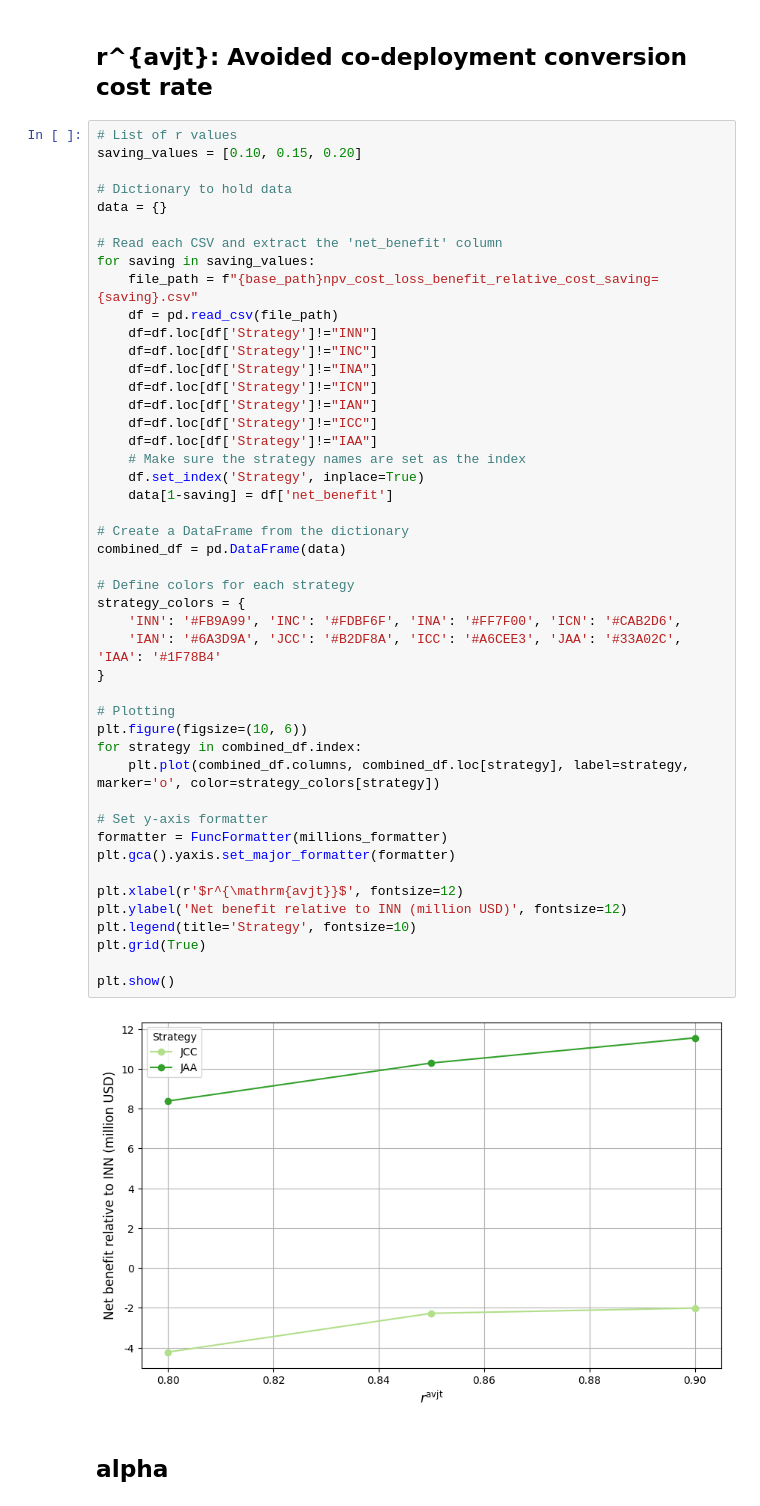
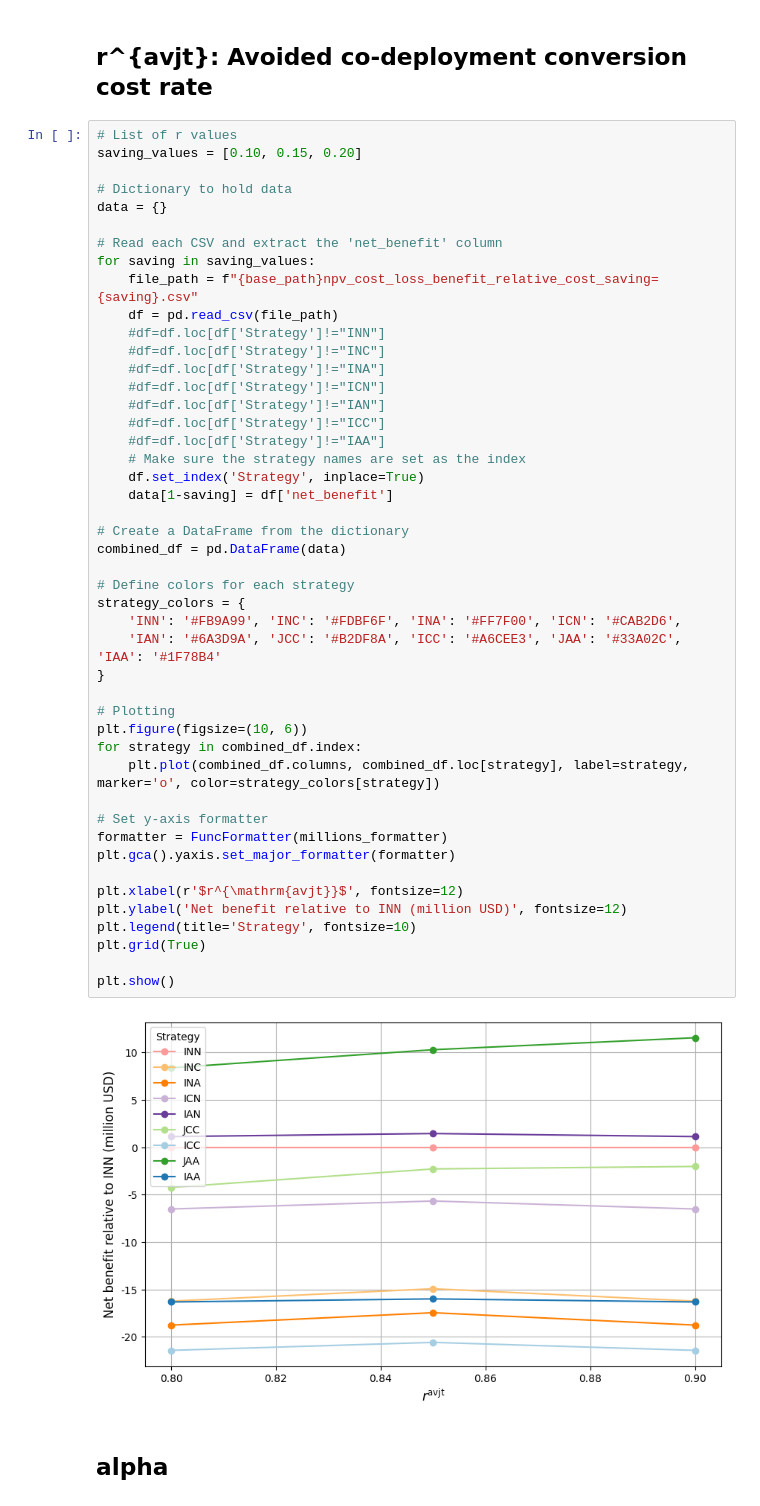
Before and after one commit to narslab/project-groundwork, a Jupyter notebook: bin/jupyter/sensivity-for-all-strategies-relative-net-benefit.ipynb, the cells around one changed output. Saved outputs shown, nothing was run; the diff lists cells and outputs as text.

```diff
--- a/bin/jupyter/sensivity-for-all-strategies-relative-net-benefit.ipynb
+++ b/bin/jupyter/sensivity-for-all-strategies-relative-net-benefit.ipynb
@@ -297,43 +297,43 @@ data = {}
 for saving in saving_values:
     file_path = f"{base_path}npv_cost_loss_benefit_relative_cost_saving={saving}.csv"
     df = pd.read_csv(file_path)
-    df=df.loc[df['Strategy']!="INN"]
-    df=df.loc[df['Strategy']!="INC"]
-    df=df.loc[df['Strategy']!="INA"]
-    df=df.loc[df['Strategy']!="ICN"]
-    df=df.loc[df['Strategy']!="IAN"]
-    df=df.loc[df['Strategy']!="ICC"]
-    df=df.loc[df['Strategy']!="IAA"]
+    #df=df.loc[df['Strategy']!="INN"]
+    #df=df.loc[df['Strategy']!="INC"]
+    #df=df.loc[df['Strategy']!="INA"]
+    #df=df.loc[df['Strategy']!="ICN"]
+    #df=df.loc[df['Strategy']!="IAN"]
+    #df=df.loc[df['Strategy']!="ICC"]
+    #df=df.loc[df['Strategy']!="IAA"]
     # Make sure the strategy names are set as the index
     df.set_index('Strategy', inplace=True)
     data[1-saving] = df['net_benefit']
 
 # Create a DataFrame from the dictionary
 combined_df = pd.DataFrame(data)
 
 # Define colors for each strategy
 strategy_colors = {
     'INN': '#FB9A99', 'INC': '#FDBF6F', 'INA': '#FF7F00', 'ICN': '#CAB2D6',
     'IAN': '#6A3D9A', 'JCC': '#B2DF8A', 'ICC': '#A6CEE3', 'JAA': '#33A02C', 'IAA': '#1F78B4'
 }
 
 # Plotting
 plt.figure(figsize=(10, 6))
 for strategy in combined_df.index:
     plt.plot(combined_df.columns, combined_df.loc[strategy], label=strategy, marker='o', color=strategy_colors[strategy])
 
 # Set y-axis formatter
 formatter = FuncFormatter(millions_formatter)
 plt.gca().yaxis.set_major_formatter(formatter)
 
 plt.xlabel(r'$r^{\mathrm{avjt}}$', fontsize=12)
 plt.ylabel('Net benefit relative to INN (million USD)', fontsize=12)
 plt.legend(title='Strategy', fontsize=10)
 plt.grid(True)
 
 plt.show()
 # %% [output]
-[figure, old version]
+[figure, new version]
 # %% [markdown]
 ## alpha
 # %%
```
Also changed, not shown: 18 other files.
